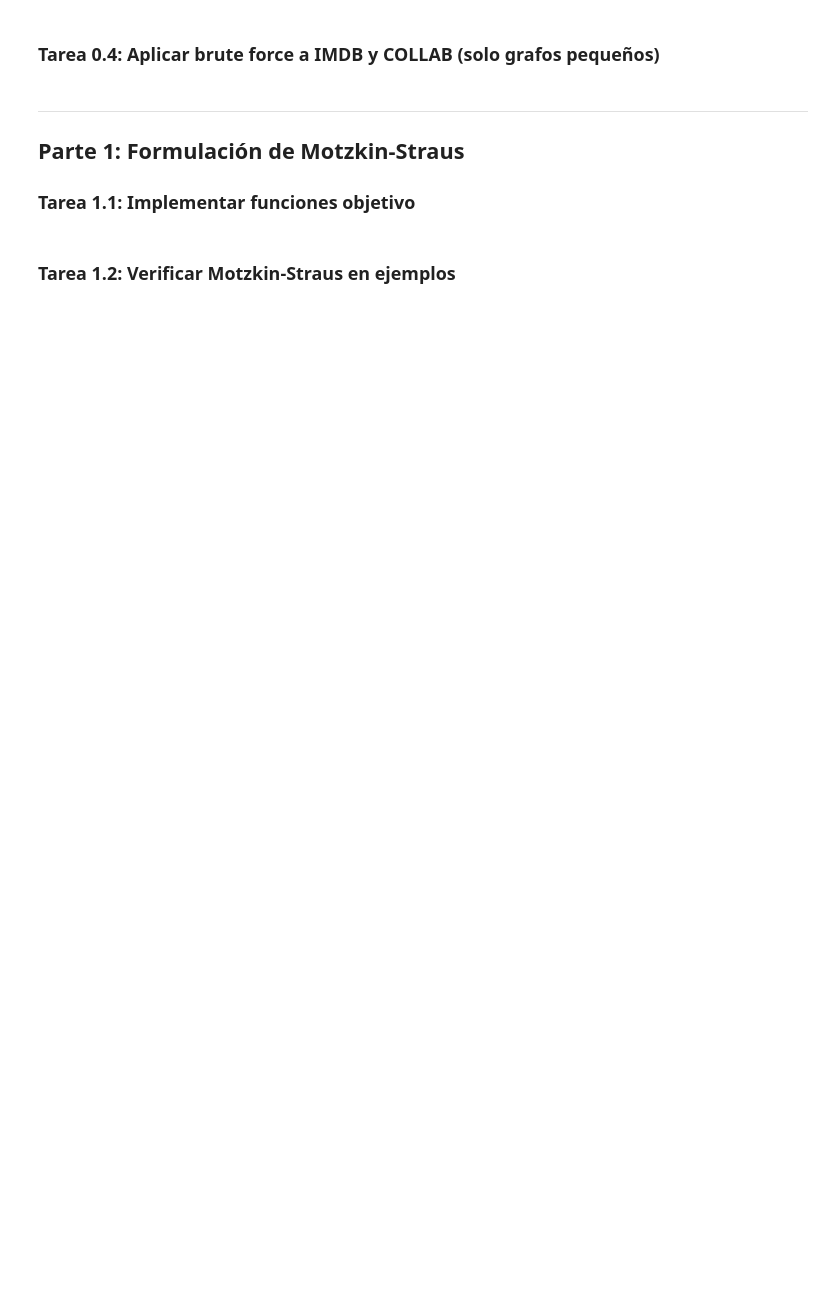
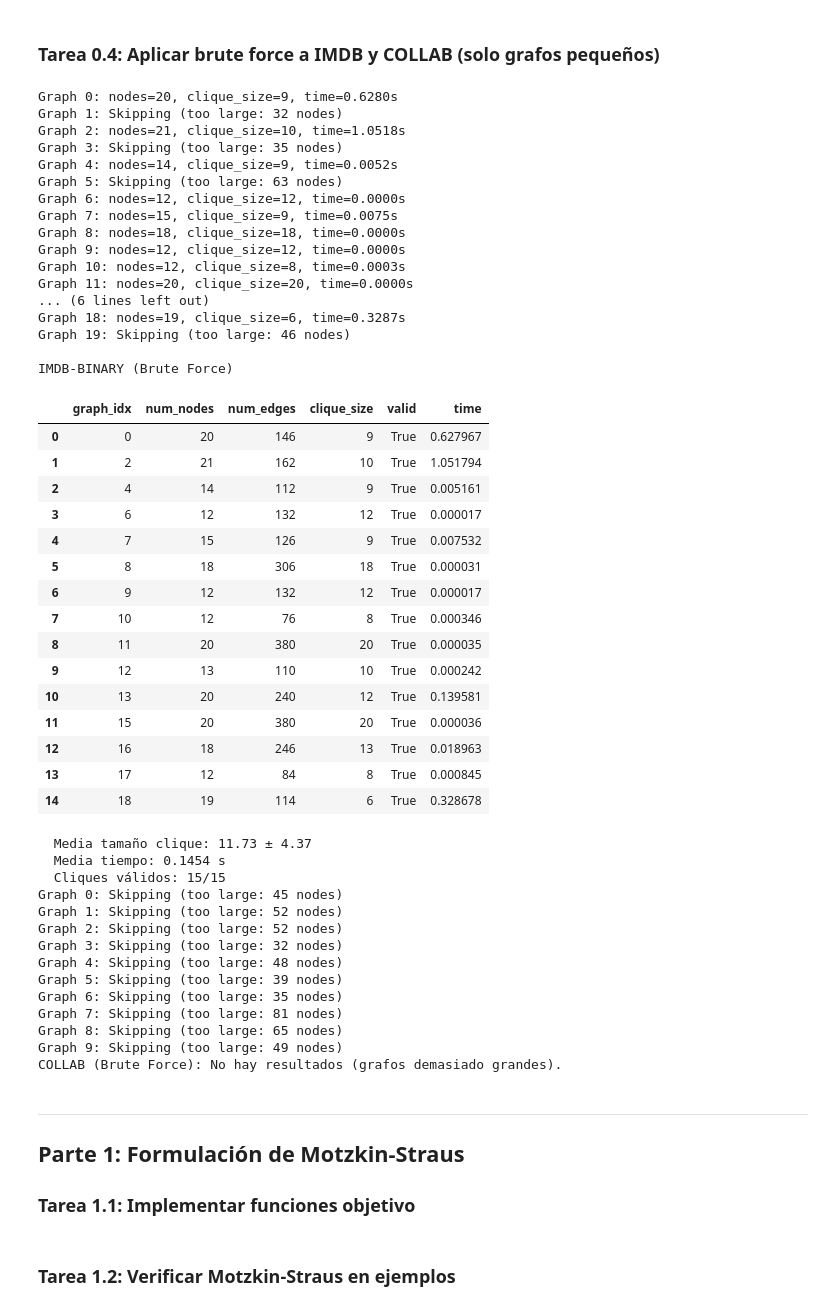
Before and after one commit to JBLOZ/IA, a Jupyter notebook: 3erAnyo/2doCuatri/agentes_inteligentes/practicas/practica1/notebook.ipynb, the cells around one changed output. Cells and saved outputs as stored; diff of their text form; code cells hidden in the pictures; blank space fills up the shorter version.

```diff
--- a/3erAnyo/2doCuatri/agentes_inteligentes/practicas/practica1/notebook.ipynb
+++ b/3erAnyo/2doCuatri/agentes_inteligentes/practicas/practica1/notebook.ipynb
@@ -57,9 +73,11 @@ def is_clique(nodes, A):
     Returns:
         bool: True if nodes form a clique, False otherwise
     """
-    # TODO: Implement this function
-    # Check that every pair of nodes in the list is connected
-    pass
+    for i in range(len(nodes)):
+        for j in range(i + 1, len(nodes)):
+            if A[nodes[i], nodes[j]] == 0:
+                return False
+    return True
 # %% [markdown]
 ### Tarea 0.2: Implementar `brute_force_max_clique()`
 # %%
@@ -75,10 +93,12 @@ def brute_force_max_clique(A):
     """
     n = A.shape[0]
 
-    # TODO: Implement brute force search
     # Start from largest possible clique size and work down
-    # Use itertools.combinations to generate subsets
-    pass
+    for k in range(n, 0, -1):
+        for subset in combinations(range(n), k):
+            if is_clique(list(subset), A):
+                return list(subset)
+    return []
 # %% [markdown]
 ### Tarea 0.3: Prueba en grafos pequeños y medida de tiempo
 # %%
@@ -141,16 +195,58 @@ def evaluate_brute_force_on_dataset(dataset, max_graphs=10, max_nodes=25):
 # %%
 # Primera ejecución sobre subconjuntos manejables
-if imdb_dataset is not None:
-    brute_imdb_df = evaluate_brute_force_on_dataset(imdb_dataset, max_graphs=20, max_nodes=25)
-    summarize_bruteforce_results(brute_imdb_df, "IMDB-BINARY (Brute Force)")
-else:
-    brute_imdb_df = pd.DataFrame() if pd is not None else []
+brute_imdb = evaluate_brute_force_on_dataset(imdb_dataset, max_graphs=20, max_nodes=25)
+summarize_bruteforce_results(brute_imdb, "IMDB-BINARY (Brute Force)")
 
-if collab_dataset is not None:
-    brute_collab_df = evaluate_brute_force_on_dataset(collab_dataset, max_graphs=10, max_nodes=25)
-    summarize_bruteforce_results(brute_collab_df, "COLLAB (Brute Force)")
-else:
-    brute_collab_df = pd.DataFrame() if pd is not None else []
+brute_collab = evaluate_brute_force_on_dataset(collab_dataset, max_graphs=10, max_nodes=25)
+summarize_bruteforce_results(brute_collab, "COLLAB (Brute Force)")
+# %% [output]
+Graph 0: nodes=20, clique_size=9, time=0.6280s
+Graph 1: Skipping (too large: 32 nodes)
+Graph 2: nodes=21, clique_size=10, time=1.0518s
+Graph 3: Skipping (too large: 35 nodes)
+Graph 4: nodes=14, clique_size=9, time=0.0052s
+Graph 5: Skipping (too large: 63 nodes)
+Graph 6: nodes=12, clique_size=12, time=0.0000s
+Graph 7: nodes=15, clique_size=9, time=0.0075s
+Graph 8: nodes=18, clique_size=18, time=0.0000s
+Graph 9: nodes=12, clique_size=12, time=0.0000s
+Graph 10: nodes=12, clique_size=8, time=0.0003s
+Graph 11: nodes=20, clique_size=20, time=0.0000s
+... (6 lines left out)
+Graph 18: nodes=19, clique_size=6, time=0.3287s
+Graph 19: Skipping (too large: 46 nodes)
+
+IMDB-BINARY (Brute Force)
+|  | graph_idx | num_nodes | num_edges | clique_size | valid | time |
+| 0 | 0 | 20 | 146 | 9 | True | 0.627967 |
+| 1 | 2 | 21 | 162 | 10 | True | 1.051794 |
+| 2 | 4 | 14 | 112 | 9 | True | 0.005161 |
+| 3 | 6 | 12 | 132 | 12 | True | 0.000017 |
+| 4 | 7 | 15 | 126 | 9 | True | 0.007532 |
+| 5 | 8 | 18 | 306 | 18 | True | 0.000031 |
+| 6 | 9 | 12 | 132 | 12 | True | 0.000017 |
+| 7 | 10 | 12 | 76 | 8 | True | 0.000346 |
+| 8 | 11 | 20 | 380 | 20 | True | 0.000035 |
+| 9 | 12 | 13 | 110 | 10 | True | 0.000242 |
+| 10 | 13 | 20 | 240 | 12 | True | 0.139581 |
+| 11 | 15 | 20 | 380 | 20 | True | 0.000036 |
+| 12 | 16 | 18 | 246 | 13 | True | 0.018963 |
+| 13 | 17 | 12 | 84 | 8 | True | 0.000845 |
+| 14 | 18 | 19 | 114 | 6 | True | 0.328678 |
+  Media tamaño clique: 11.73 ± 4.37
+  Media tiempo: 0.1454 s
+  Cliques válidos: 15/15
+Graph 0: Skipping (too large: 45 nodes)
+Graph 1: Skipping (too large: 52 nodes)
+Graph 2: Skipping (too large: 52 nodes)
+Graph 3: Skipping (too large: 32 nodes)
+Graph 4: Skipping (too large: 48 nodes)
+Graph 5: Skipping (too large: 39 nodes)
+Graph 6: Skipping (too large: 35 nodes)
+Graph 7: Skipping (too large: 81 nodes)
+Graph 8: Skipping (too large: 65 nodes)
+Graph 9: Skipping (too large: 49 nodes)
+COLLAB (Brute Force): No hay resultados (grafos demasiado grandes).
 # %% [markdown]
 ---
 
```
Also changed, not shown: parts of 24 cells of this notebook, 1 other file.
